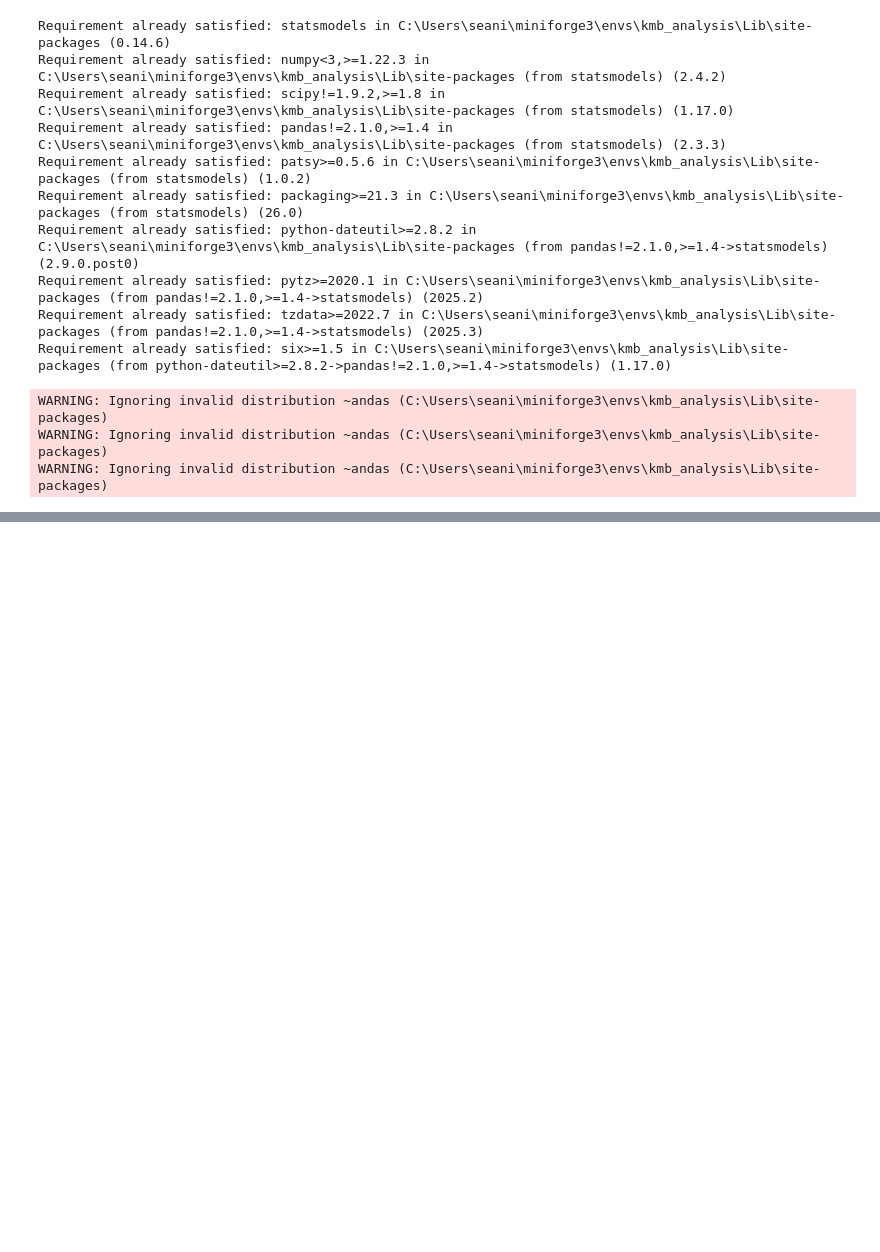
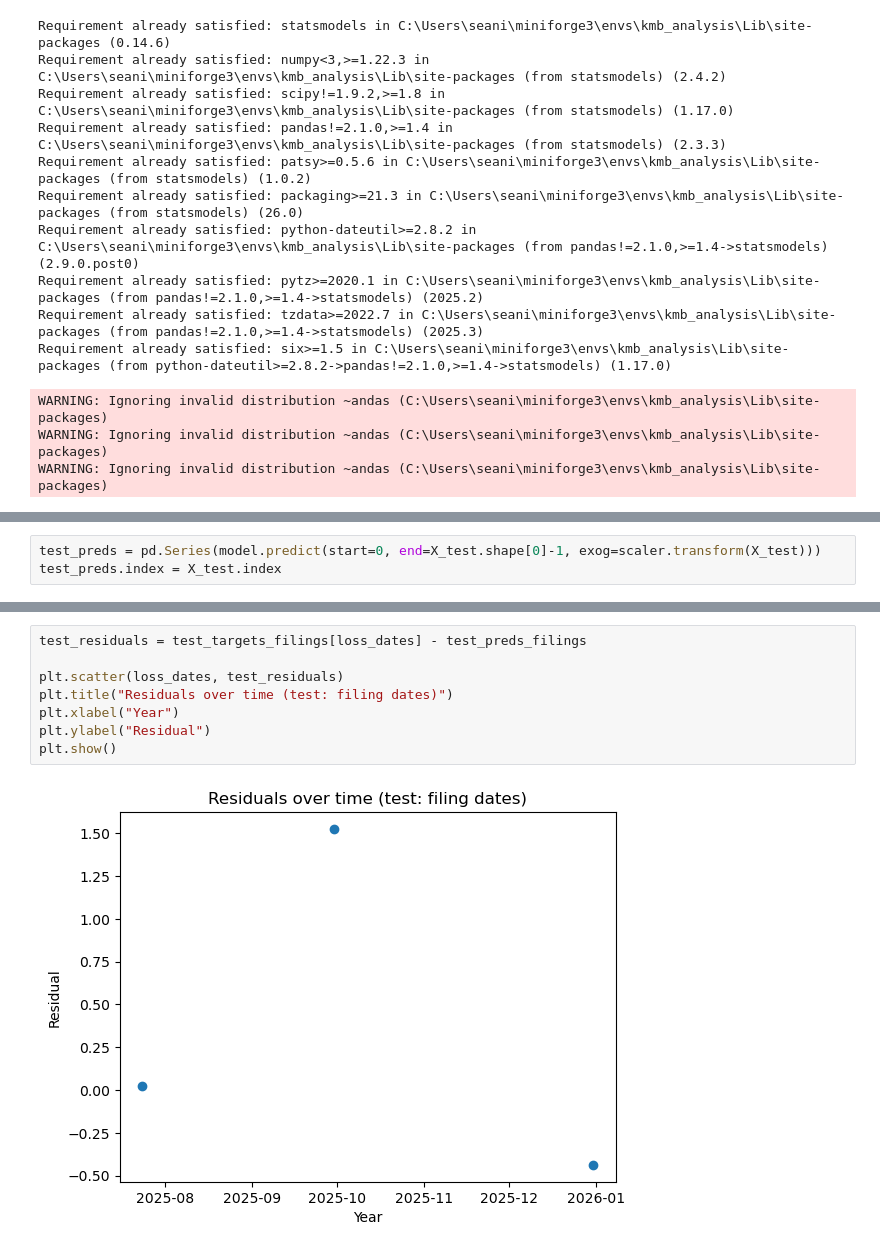
Before and after one commit to ICharmU/rothenberg_code_challenge, a Jupyter notebook: KMB/preprocessing/2_model_exploration.ipynb, the cells around one changed output, grey strips where cells are left out. Cells and saved outputs as stored; diff of their text form; blank space fills up the shorter version.

```diff
--- a/KMB/preprocessing/2_model_exploration.ipynb
+++ b/KMB/preprocessing/2_model_exploration.ipynb
@@ -333,0 +359,3 @@ results
+# %%
+test_preds = pd.Series(model.predict(start=0, end=X_test.shape[0]-1, exog=scaler.transform(X_test)))
+test_preds.index = X_test.index
@@ -333,0 +371,10 @@ results
+# %%
+test_residuals = test_targets_filings[loss_dates] - test_preds_filings
+
+plt.scatter(loss_dates, test_residuals)
+plt.title("Residuals over time (test: filing dates)")
+plt.xlabel("Year")
+plt.ylabel("Residual")
+plt.show()
+# %% [output]
+[figure, added]
```
Also changed, not shown: parts of 56 cells of this notebook, 3 other files.
